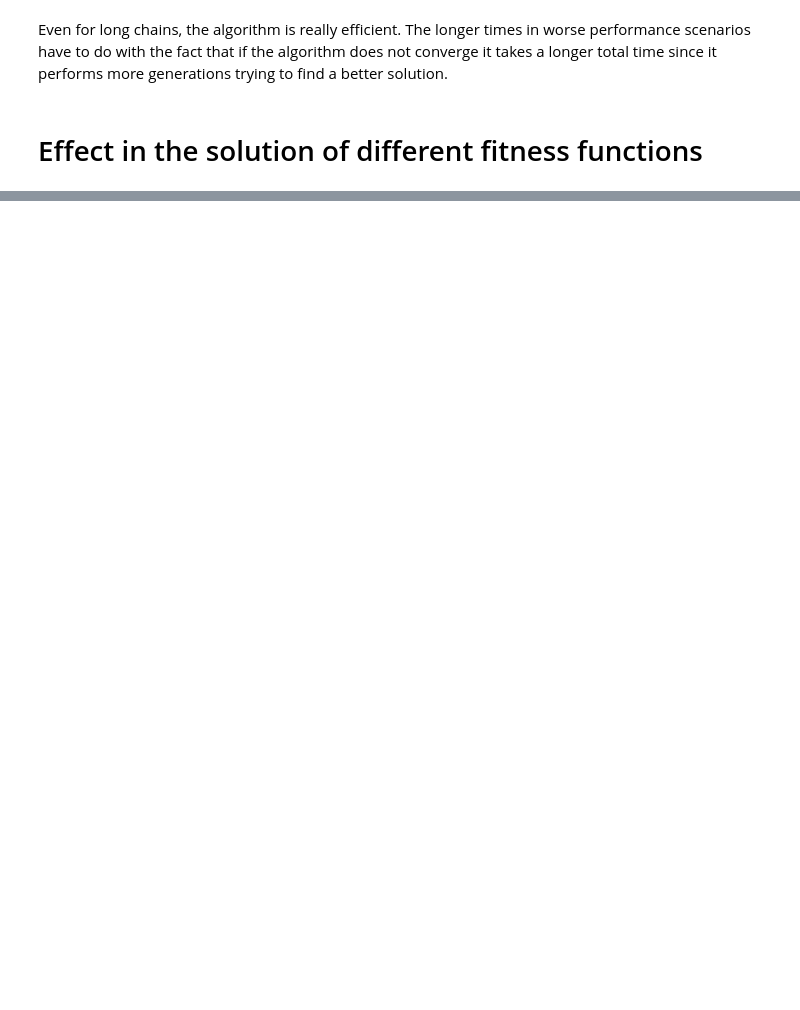
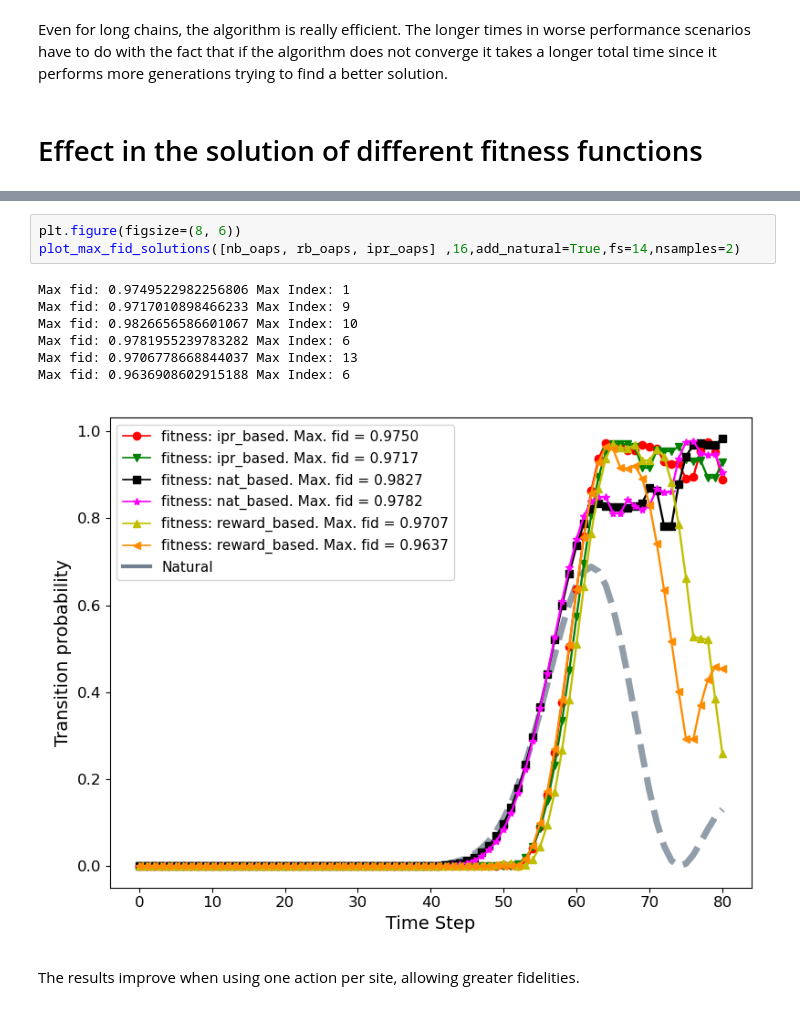
Before and after one commit to sofips/dynamic_control_for_QST, a Jupyter notebook: results_summary.ipynb, the cells around one changed output, grey strips where cells are left out. Drawn from its saved outputs; the diff is of its cells as text; blank space fills up the shorter version.

```diff
--- a/results_summary.ipynb
+++ b/results_summary.ipynb
@@ -158,0 +170,13 @@ FileNotFoundError: [Errno 2] No such file or directory: 'lb_oapsn8/'
+# %%
+plt.figure(figsize=(8, 6))
+plot_max_fid_solutions([nb_oaps, rb_oaps, ipr_oaps] ,16,add_natural=True,fs=14,nsamples=2)
+# %% [output]
+Max fid: 0.9749522982256806 Max Index: 1
+Max fid: 0.9717010898466233 Max Index: 9
+Max fid: 0.9826656586601067 Max Index: 10
+Max fid: 0.9781955239783282 Max Index: 6
+Max fid: 0.9706778668844037 Max Index: 13
+Max fid: 0.9636908602915188 Max Index: 6
+[figure, added]
+# %% [markdown]
+The results improve when using one action per site, allowing greater fidelities.
```
Also changed, not shown: parts of 11 cells of this notebook, 1 other file.
